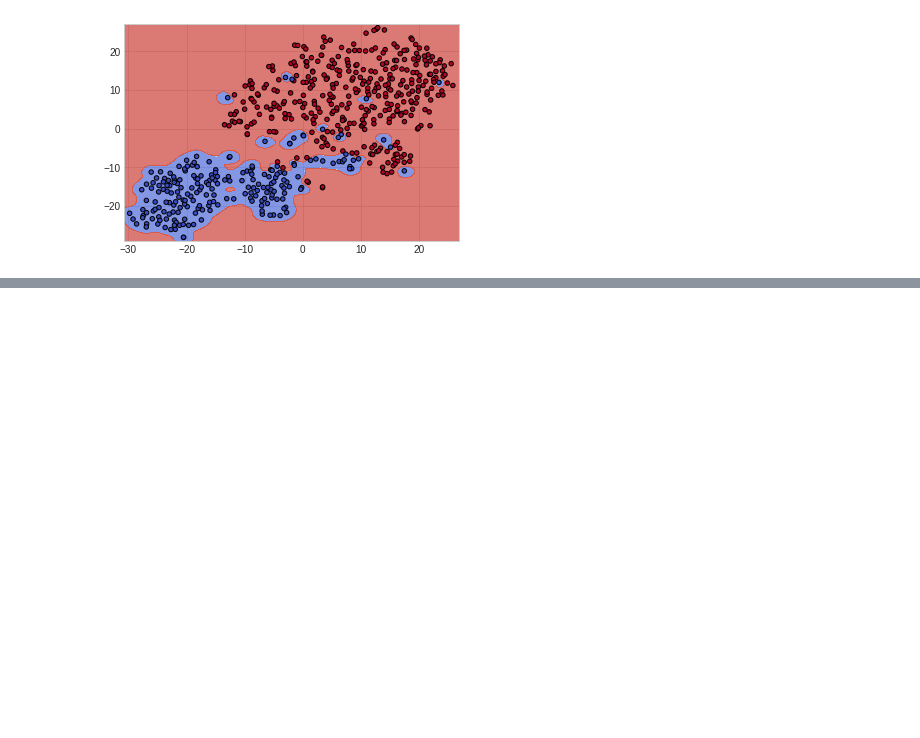
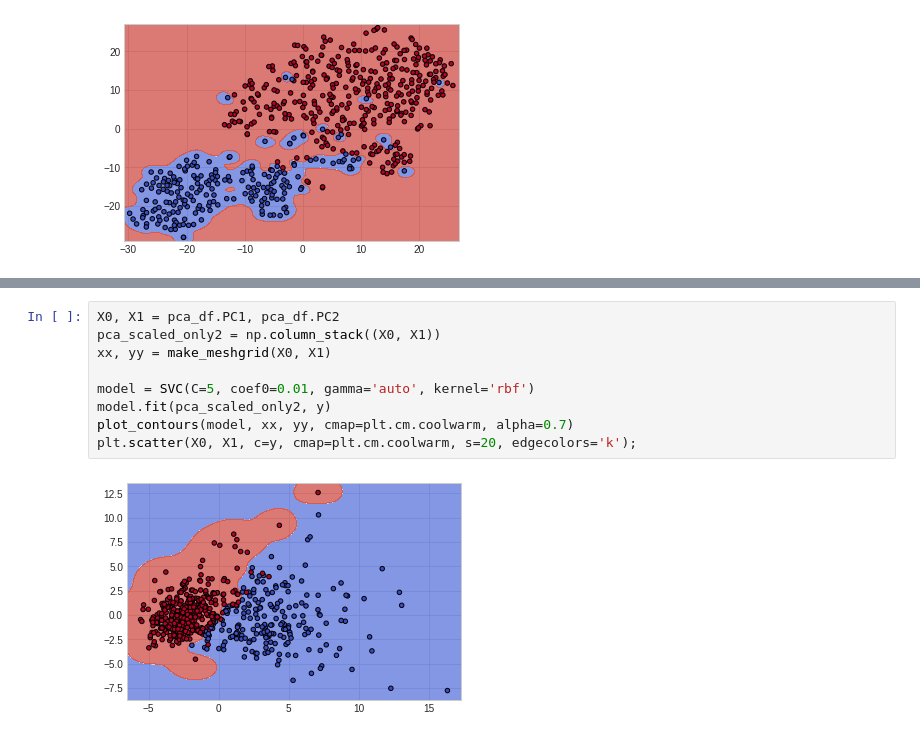
Before and after one commit to doblepensador/Tests, a Jupyter notebook: Support_Vector_Machine.ipynb, the cells around one changed output, grey strips where cells are left out. Cells and saved outputs as stored; diff of their text form; blank space fills up the shorter version.

```diff
--- a/Support_Vector_Machine.ipynb
+++ b/Support_Vector_Machine.ipynb
@@ -272,0 +303,11 @@ plt.scatter(X0, X1, c=y, cmap=plt.cm.coolwarm, s=20, edgecolors='k');
+# %%
+X0, X1 = pca_df.PC1, pca_df.PC2
+pca_scaled_only2 = np.column_stack((X0, X1))
+xx, yy = make_meshgrid(X0, X1)
+
+model = SVC(C=5, coef0=0.01, gamma='auto', kernel='rbf')
+model.fit(pca_scaled_only2, y)
+plot_contours(model, xx, yy, cmap=plt.cm.coolwarm, alpha=0.7)
+plt.scatter(X0, X1, c=y, cmap=plt.cm.coolwarm, s=20, edgecolors='k');
+# %% [output]
+[figure, added]
```
Also changed, not shown: parts of 5 cells of this notebook.
